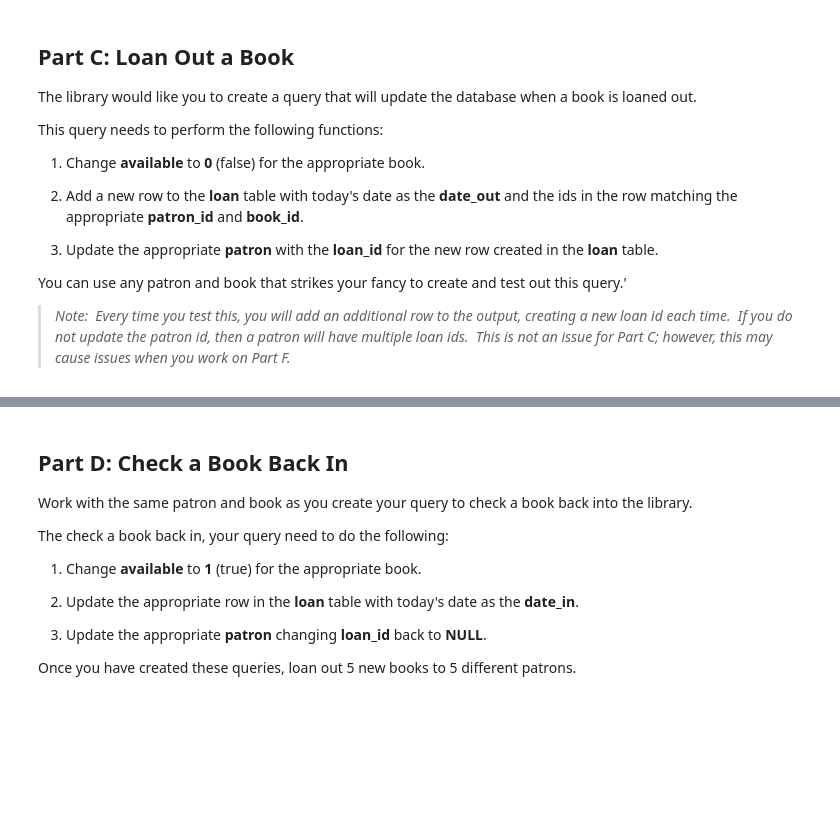
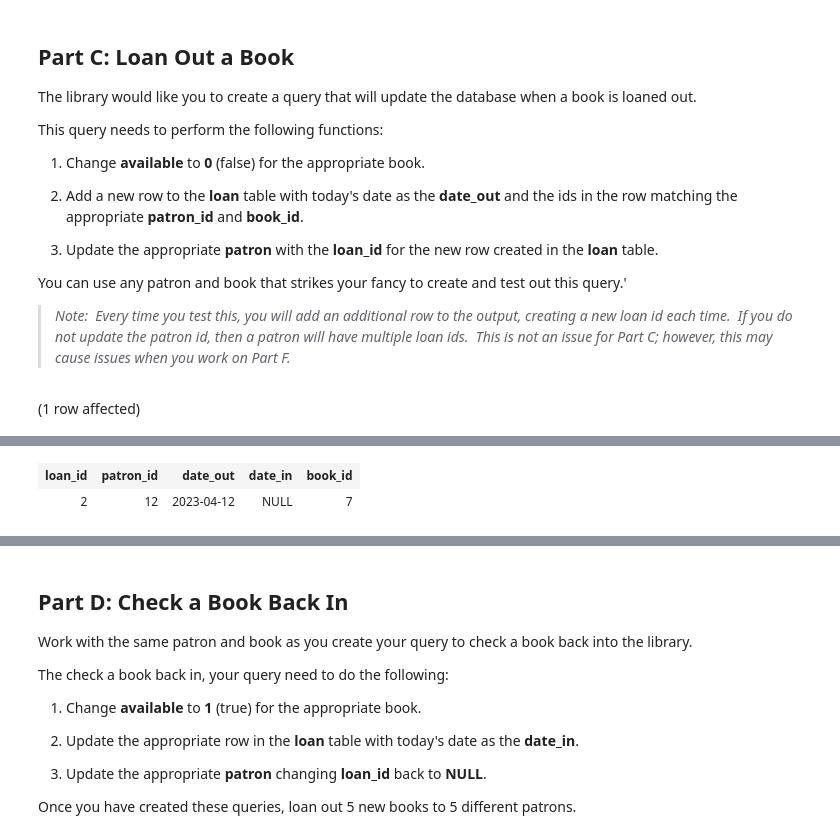
Before and after one commit to tshililoa/SQL-Part-5-Studio, a Jupyter notebook: Studio.ipynb, the cells around one changed output, grey strips where cells are left out. Cells and saved outputs as stored; diff of their text form; code cells hidden in the pictures; blank space fills up the shorter version.

```diff
--- a/Studio.ipynb
+++ b/Studio.ipynb
@@ -682,3 +706,9 @@ You can use any patron and book that strikes your fancy to create and test out t
 > _Note:  Every time you test this, you will add an additional row to the output, creating a new loan id each time.  If you do not update the patron id, then a patron will have multiple loan ids.  This is not an issue for Part C;_ _however, this may cause issues when you work on Part F._
 # %%
 -- Create your query that will Loan Out a Book:
+INSERT INTO JunkDB_KC.Tshililo.loan (book_id, patron_id, date_out )
+VALUES (7, 12, CAST(GETDATE() as DATE));
+
+--SELECT* FROM JunkDB_KC.Tshililo.loan
+# %% [output]
+(1 row affected)
@@ -684,0 +716,2 @@ You can use any patron and book that strikes your fancy to create and test out t
+| loan_id | patron_id | date_out | date_in | book_id |
+| 2 | 12 | 2023-04-12 | NULL | 7 |
```
Also changed, not shown: parts of 22 cells of this notebook.
